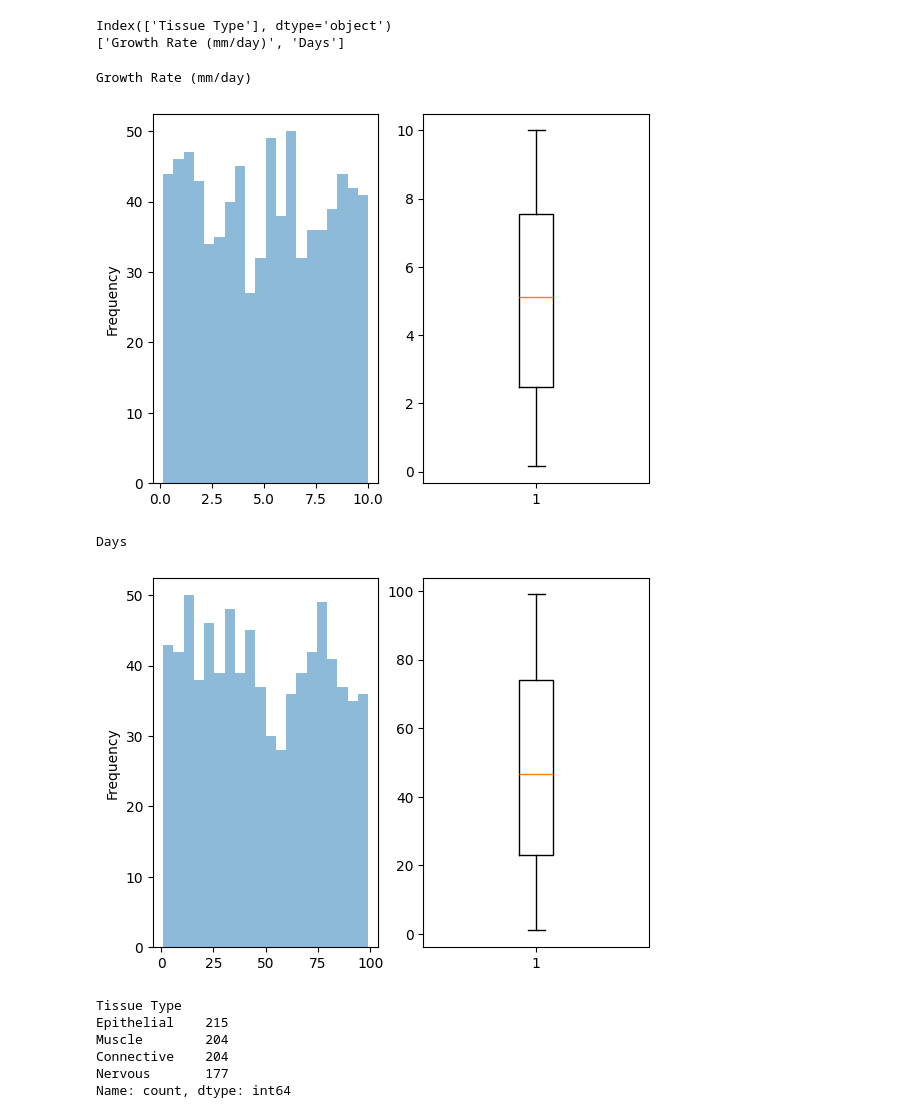
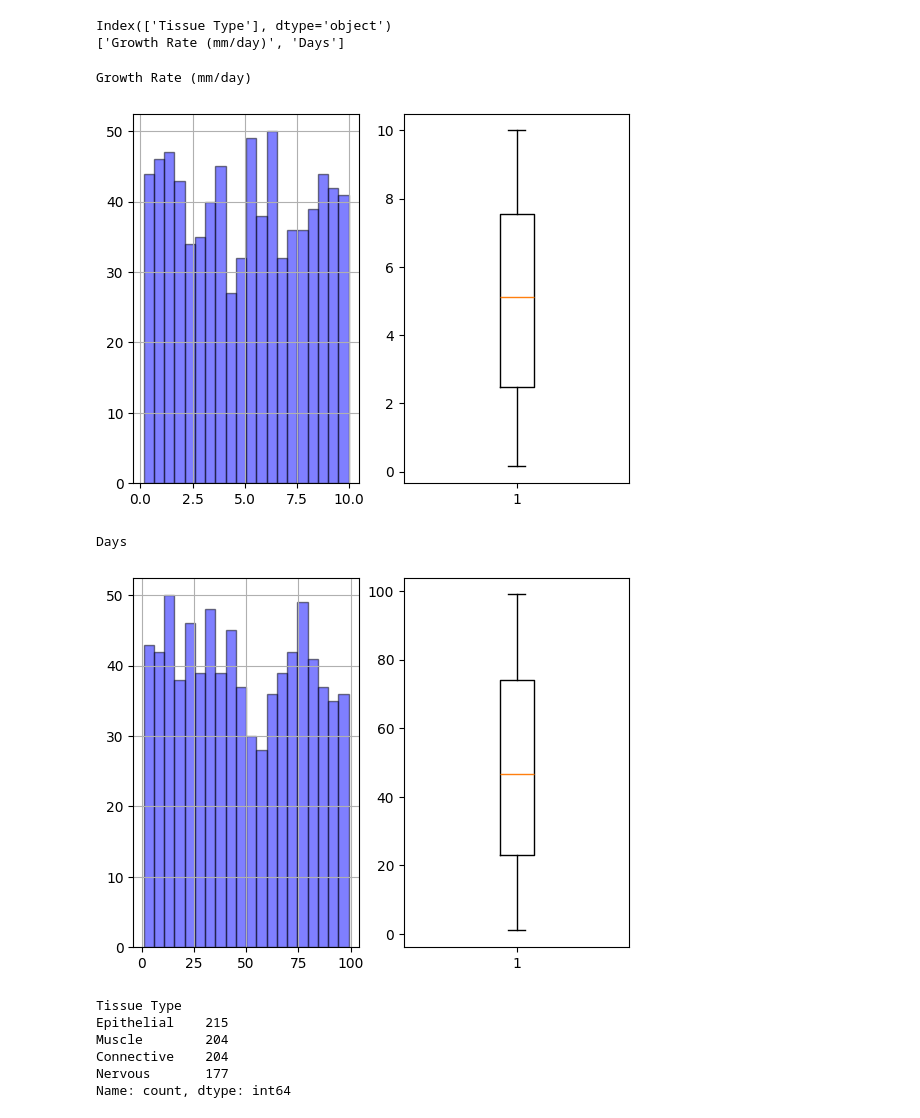
Before and after one commit to rakshume/Machine-Learning, a Jupyter notebook: polynomial regression/tissue_grow.ipynb, the cells around one changed output. Drawn from its saved outputs; the diff is of its cells as text; code cells hidden in the pictures.

```diff
--- a/polynomial regression/tissue_grow.ipynb
+++ b/polynomial regression/tissue_grow.ipynb
@@ -109,19 +109,19 @@ Index(['Tissue Type'], dtype='object')
 # %%
 for i in num:
     print(i)
 
     plt.subplot(1, 2, 1)
-    df[i].plot(kind='hist', bins=20, alpha=0.5)
+    df[i].hist(bins=20, alpha=0.5,color='b',edgecolor='black')
 
     plt.subplot(1, 2, 2)
     plt.boxplot(df[i])
 
     plt.show()
 # %% [output]
 Growth Rate (mm/day)
-[figure, old version]
+[figure, new version]
 Days
-[figure, old version]
+[figure, new version]
 # %%
 df['Tissue Type'].value_counts()
 # %% [output]
```
Also changed, not shown: parts of 2 cells of this notebook, 3 other files.
